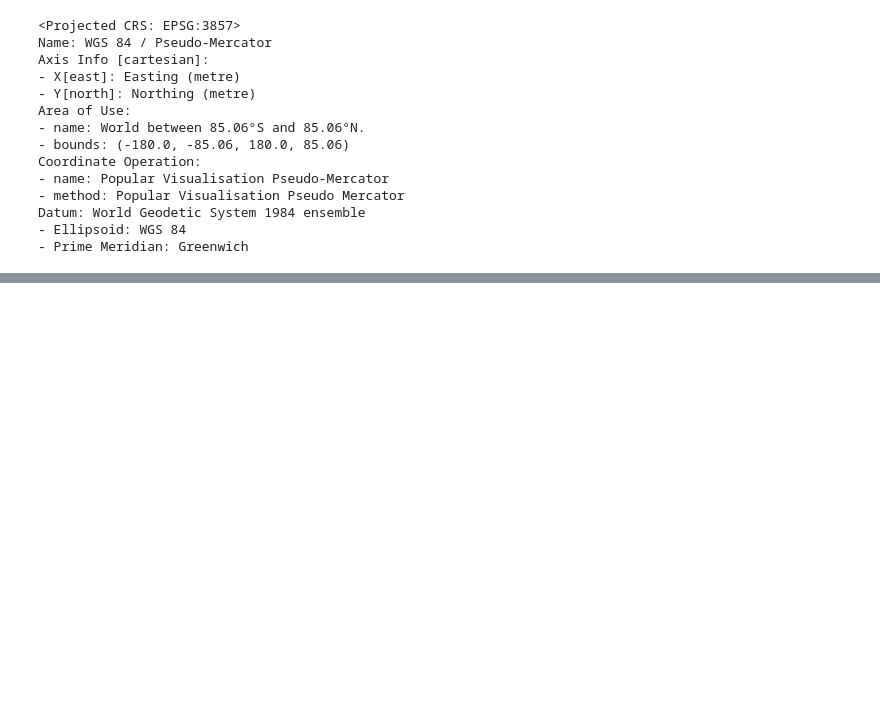
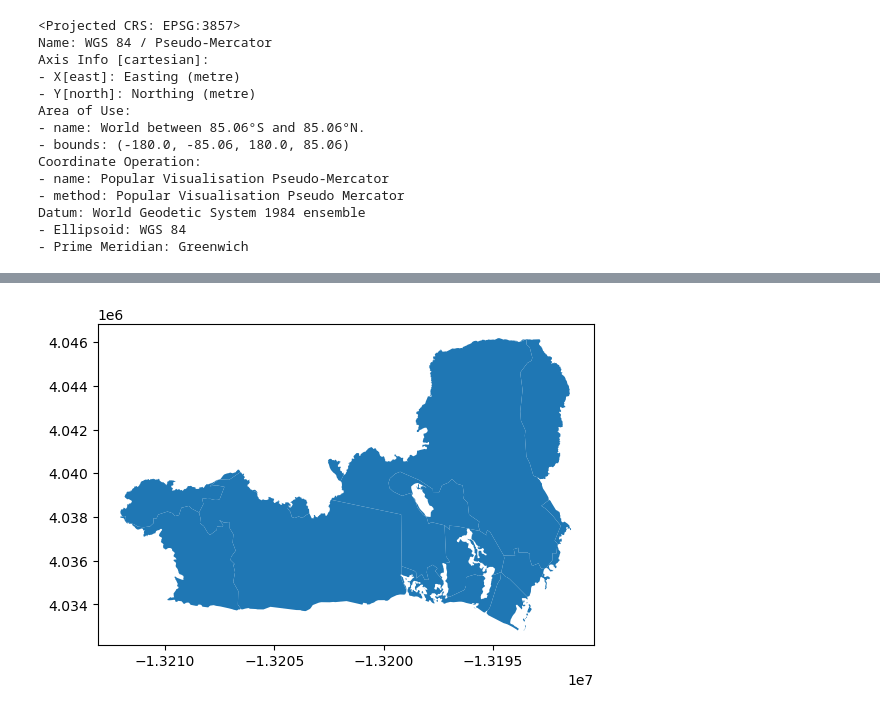
Before and after one commit to NatBonnet/eds220-2025-in-class, a Jupyter notebook: week8/week8-discussion-section.ipynb, the cells around one changed output, grey strips where cells are left out. Cells and saved outputs as stored; diff of their text form; code cells hidden in the pictures; blank space fills up the shorter version.

```diff
--- a/week8/week8-discussion-section.ipynb
+++ b/week8/week8-discussion-section.ipynb
@@ -110,0 +120,9 @@ palisade_soc.plot(ax=ax)
+# %%
+# Clip the census tracts overlapping palisades to the boundary of the fire
+palisade_clip = gpd.clip(eji, palisade)
+# %%
+fig, ax = plt.subplots()
+palisade_clip.plot(ax=ax)
+plt.show()
+# %% [output]
+[figure, added]
```
Also changed, not shown: parts of 11 cells of this notebook.
